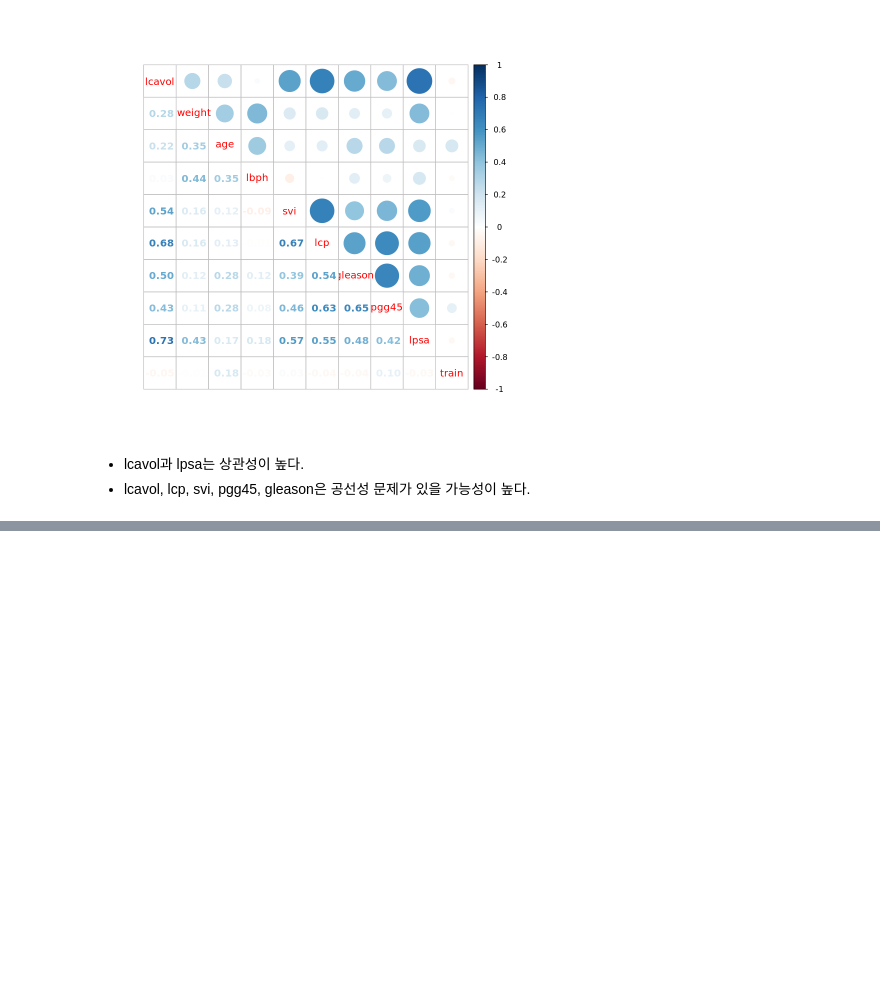
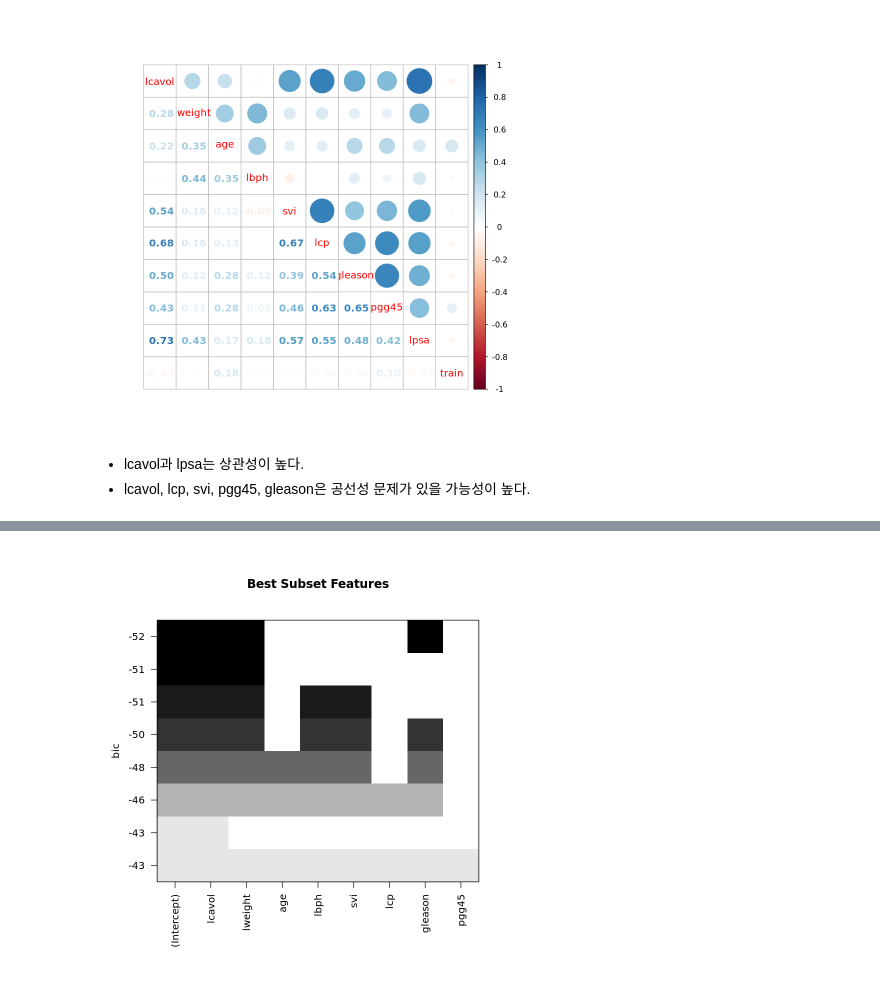
Before and after one commit to zzkl27/DataMining, a Jupyter notebook: R/Basic/선형모형_변수선택.ipynb, the cells around one changed output, grey strips where cells are left out. Cells and saved outputs as stored; diff of their text form; code cells hidden in the pictures; blank space fills up the shorter version.

```diff
--- a/R/Basic/선형모형_변수선택.ipynb
+++ b/R/Basic/선형모형_변수선택.ipynb
@@ -118,0 +143,4 @@ test <-subset(prostate, !prostate$train)[,-ncol(prostate)]
+# %%
+plot(subfit, sacle="bic", main="Best Subset Features")
+# %% [output]
+[figure, added]
```
Also changed, not shown: parts of 14 cells of this notebook, 1 other file.
